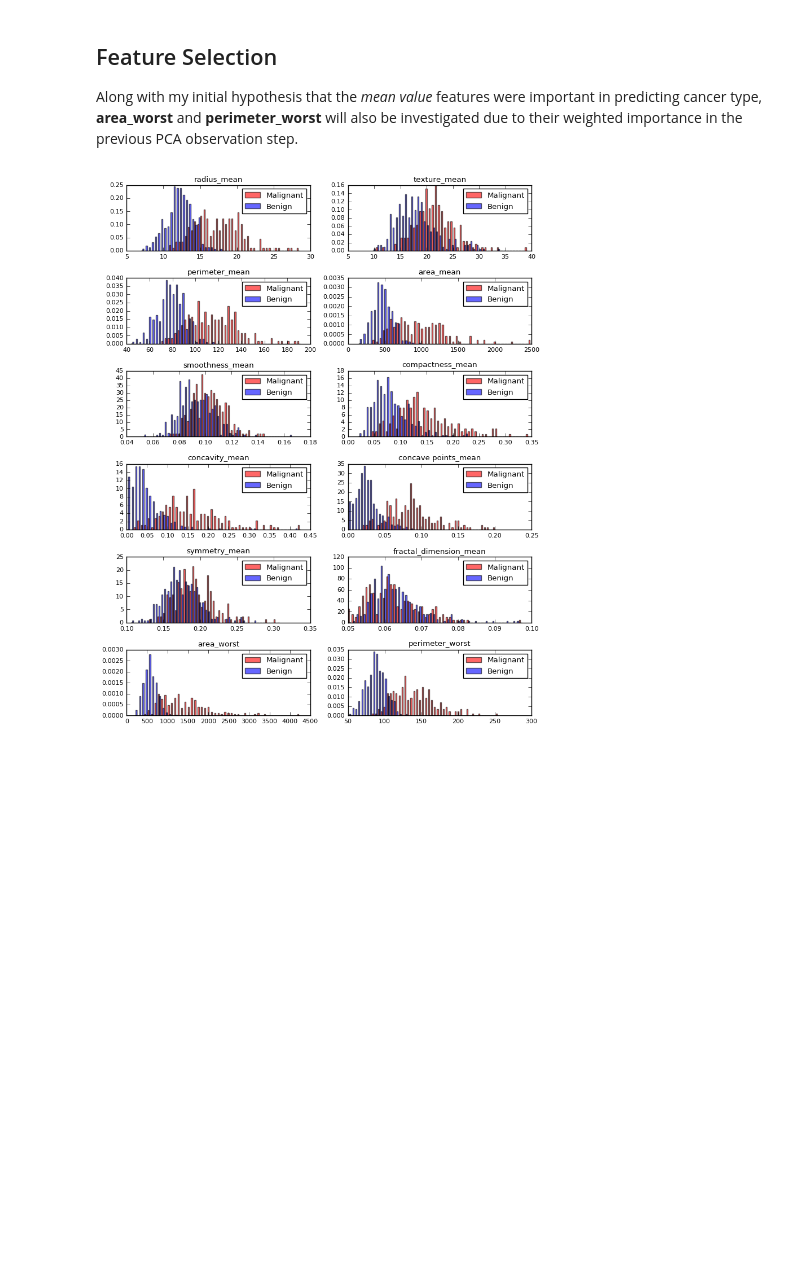
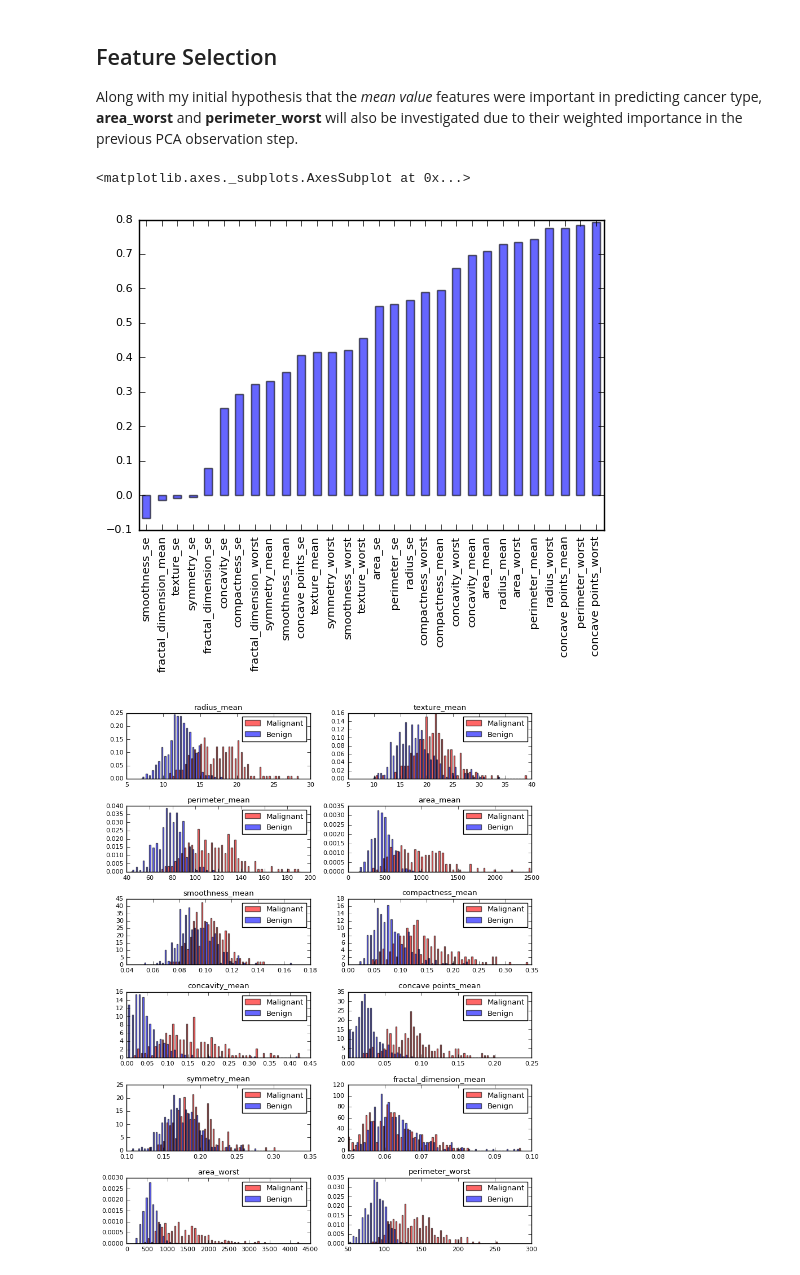
Before and after one commit to j-crowe/Breast-Cancer-Diagnostic, a Jupyter notebook: diagnosis.ipynb, the cells around one changed output. Drawn from its saved outputs; the diff is of its cells as text; code cells hidden in the pictures; blank space fills up the shorter version.

```diff
--- a/diagnosis.ipynb
+++ b/diagnosis.ipynb
@@ -124,4 +122,13 @@ benign = df[df['diagnosis'] ==0]
 # Column names to observe in following graphs - mean values only
 observe = list(df.columns[1:11]) + ['area_worst'] + ['perimeter_worst']
 observables = df.loc[:,observe]
+# %%
+# Observe correlation to the diagnosis
+tst = df.corr()['diagnosis'].copy()
+tst = tst.drop('diagnosis')
+tst.sort_values(inplace=True)
+tst.plot(kind='bar', alpha=0.6)
+# %% [output]
+<matplotlib.axes._subplots.AxesSubplot at 0x...>
+[figure, added]
 # %%
```
Also changed, not shown: parts of 5 cells of this notebook.
